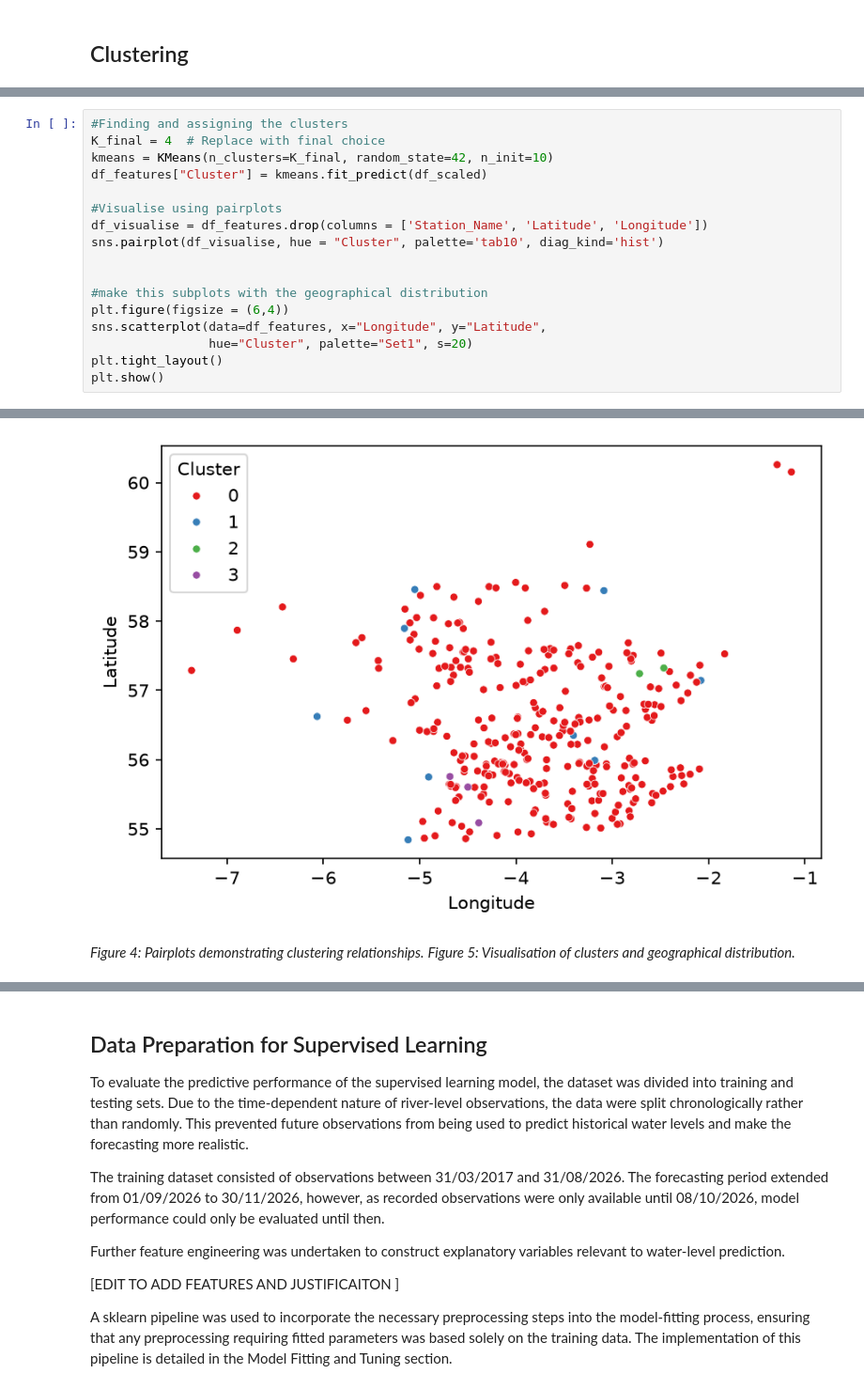
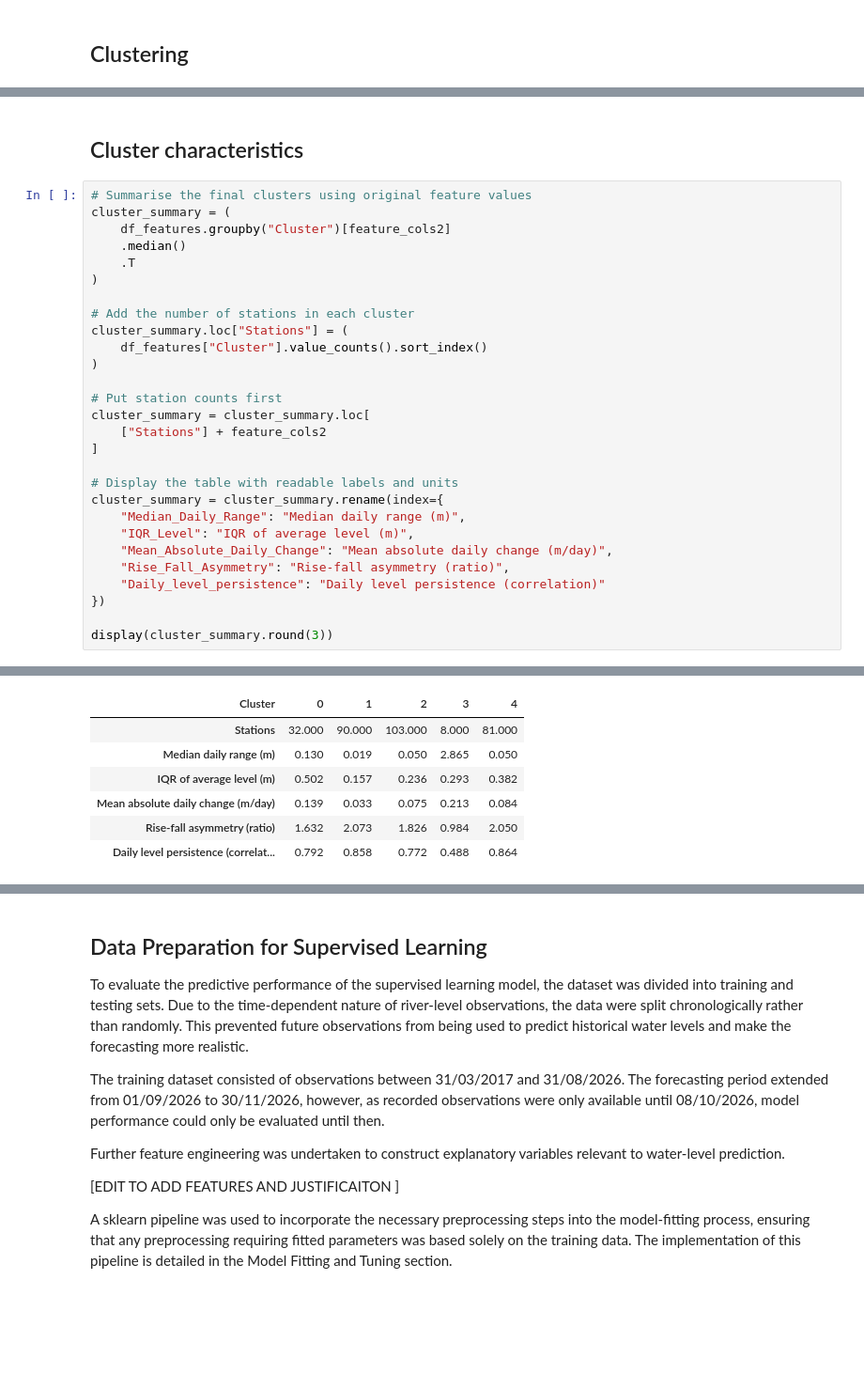
Before and after one commit to Emma-Deyell/MLP-PROJ, a Jupyter notebook: project.ipynb, the cells around one changed output, grey strips where cells are left out. Shown at 94% size. Drawn from its saved outputs; the diff is of its cells as text; blank space fills up the shorter version.

```diff
--- a/project.ipynb
+++ b/project.ipynb
@@ -340,18 +443,31 @@ plt.show()
+# %% [markdown]
+## Cluster characteristics
 # %%
-#Finding and assigning the clusters
-K_final = 4  # Replace with final choice
-kmeans = KMeans(n_clusters=K_final, random_state=42, n_init=10)
-df_features["Cluster"] = kmeans.fit_predict(df_scaled)
+# Summarise the final clusters using original feature values
+cluster_summary = (
+    df_features.groupby("Cluster")[feature_cols2]
+    .median()
+    .T
+)
 
-#Visualise using pairplots
-df_visualise = df_features.drop(columns = ['Station_Name', 'Latitude', 'Longitude'])
-sns.pairplot(df_visualise, hue = "Cluster", palette='tab10', diag_kind='hist')
+# Add the number of stations in each cluster
+cluster_summary.loc["Stations"] = (
+    df_features["Cluster"].value_counts().sort_index()
+)
 
+# Put station counts first
+cluster_summary = cluster_summary.loc[
+    ["Stations"] + feature_cols2
+]
 
-#make this subplots with the geographical distribution
-plt.figure(figsize = (6,4))
-sns.scatterplot(data=df_features, x="Longitude", y="Latitude",
-                hue="Cluster", palette="Set1", s=20)
-plt.tight_layout()
-plt.show()
+# Display the table with readable labels and units
+cluster_summary = cluster_summary.rename(index={
+    "Median_Daily_Range": "Median daily range (m)",
+    "IQR_Level": "IQR of average level (m)",
+    "Mean_Absolute_Daily_Change": "Mean absolute daily change (m/day)",
+    "Rise_Fall_Asymmetry": "Rise-fall asymmetry (ratio)",
+    "Daily_level_persistence": "Daily level persistence (correlation)"
+})
+
+display(cluster_summary.round(3))
 # %% [output]
@@ -359,4 +474,7 @@ plt.show()
-[figure, removed]
+| Cluster | 0 | 1 | 2 | 3 | 4 |
+| Stations | 32.000 | 90.000 | 103.000 | 8.000 | 81.000 |
+| Median daily range (m) | 0.130 | 0.019 | 0.050 | 2.865 | 0.050 |
+| IQR of average level (m) | 0.502 | 0.157 | 0.236 | 0.293 | 0.382 |
+| Mean absolute daily change (m/day) | 0.139 | 0.033 | 0.075 | 0.213 | 0.084 |
+| Rise-fall asymmetry (ratio) | 1.632 | 2.073 | 1.826 | 0.984 | 2.050 |
+| Daily level persistence (correlat... | 0.792 | 0.858 | 0.772 | 0.488 | 0.864 |
-# %% [markdown]
-*Figure 4: Pairplots demonstrating clustering relationships.*
-*Figure 5: Visualisation of clusters and geographical distribution.*
```
Also changed, not shown: parts of 18 cells of this notebook.
